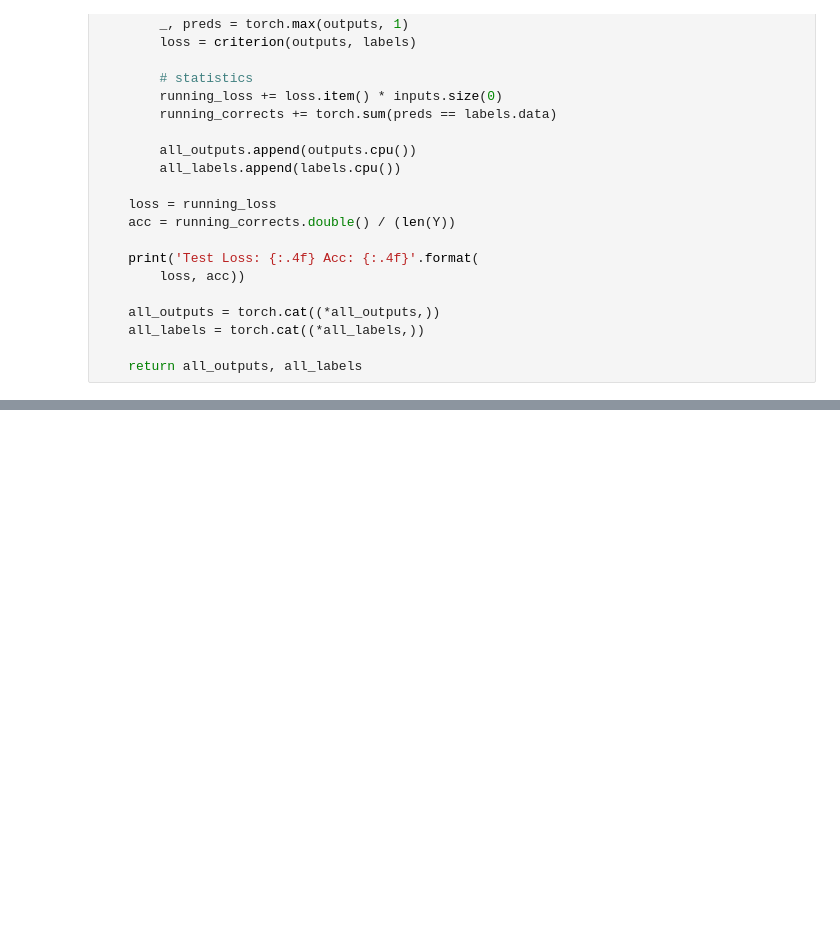
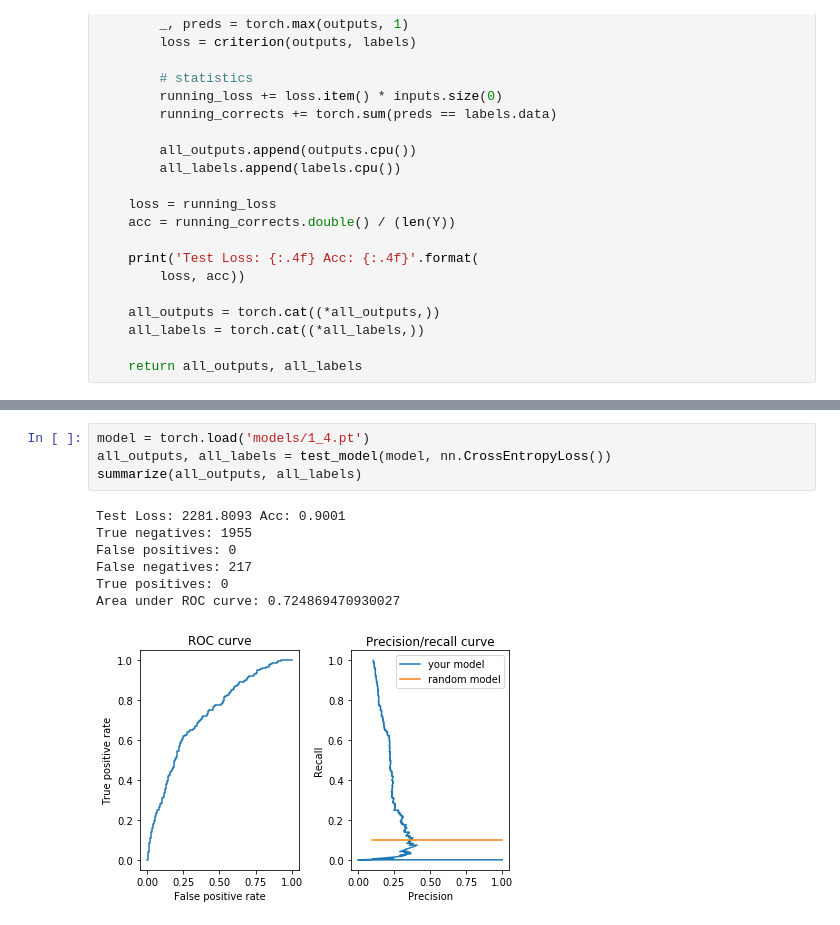
Before and after one commit to EthanSargent/Lesion-Classification, a Jupyter notebook: trainer.ipynb, the cells around one changed output, grey strips where cells are left out. Drawn from its saved outputs; the diff is of its cells as text; blank space fills up the shorter version.

```diff
--- a/trainer.ipynb
+++ b/trainer.ipynb
@@ -167,0 +315,12 @@ Test Loss: 10147.3051 Acc: 0.8439
+# %%
+model = torch.load('models/1_4.pt')
+all_outputs, all_labels = test_model(model, nn.CrossEntropyLoss())
+summarize(all_outputs, all_labels)
+# %% [output]
+Test Loss: 2281.8093 Acc: 0.9001
+True negatives: 1955
+False positives: 0
+False negatives: 217
+True positives: 0
+Area under ROC curve: 0.724869470930027
+[figure, added]
```
Also changed, not shown: parts of 22 cells of this notebook, 2 other files.
